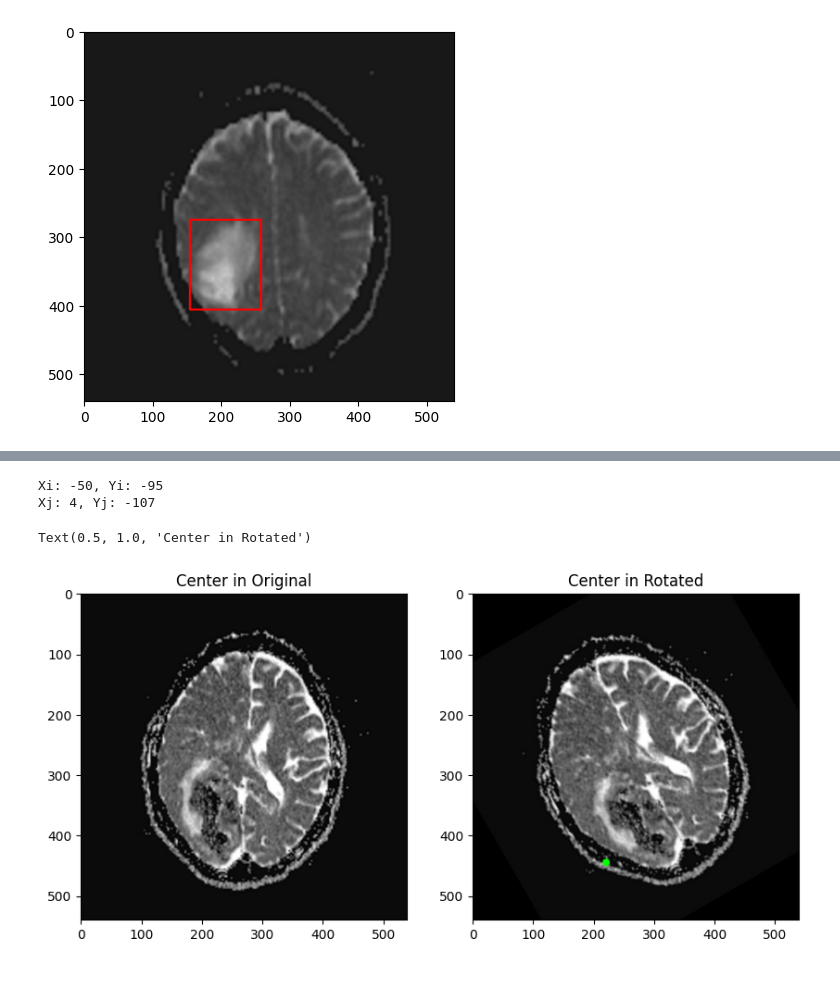
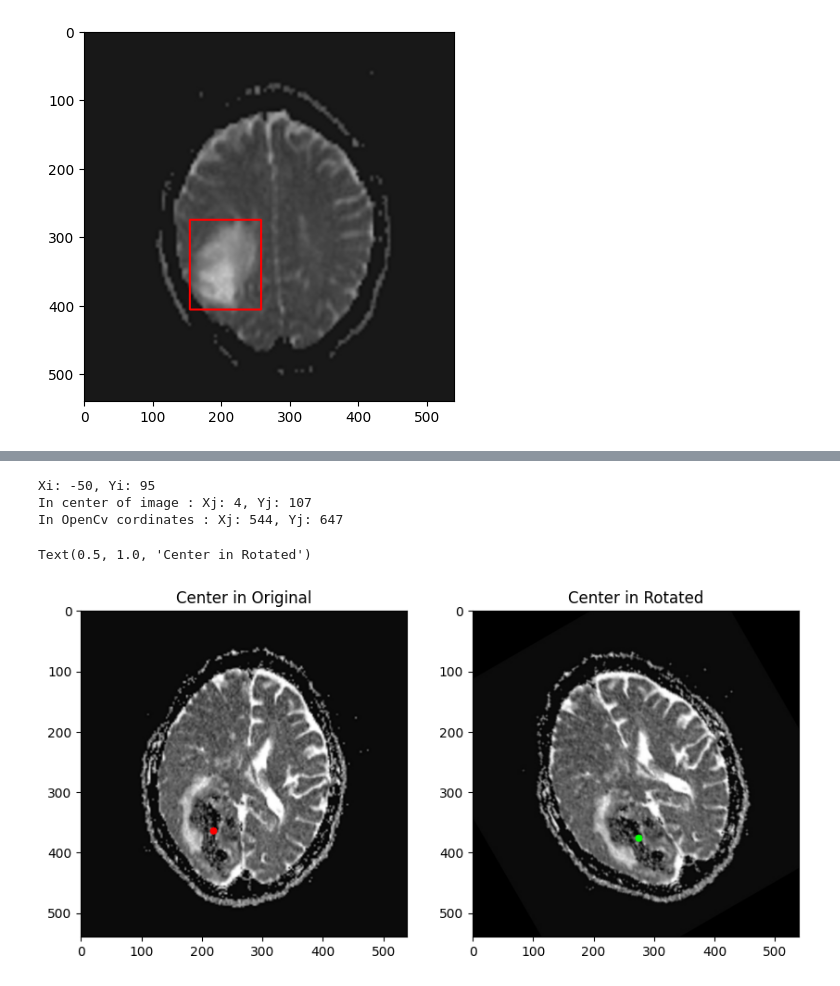
Before and after one commit to MHosseinHashemi/NBML_BrTD, a Jupyter notebook: Data Augmentation.ipynb, the cells around one changed output, grey strips where cells are left out. Cells and saved outputs as stored; diff of their text form; code cells hidden in the pictures.

```diff
--- a/Data Augmentation.ipynb
+++ b/Data Augmentation.ipynb
@@ -600,46 +1174,52 @@ Text(0.5, 1.0, 'Center in Rotated')
 # %%
+# 4th Quarter Test
 image_init = cv2.imread("C:\\Users\\Eurus\\Desktop\\TestingImagesAugmentation\\init_imgs\\T_1316.jpg")
 image_rotated = cv2.imread("C:\\Users\\Eurus\\Desktop\\TestingImagesAugmentation\\out\\T_1316_CCWR_.jpg")
 x, y, width, height = 0.405556, 0.675926, 0.159259, 0.337037
 
+center = np.array([270,270])
+cordinate_in_global = (np.array([x,y]) * 540).astype(int)
 
 def rotation_mapper(alpha, Xi, Yi):
     """Step 1"""
     Xi = int(Xi * 540 - 270)
-    Yi = int(540 - (Yi * 540) - 270)
+    Yi = int(Yi * 540 - 270)
     print(f"Xi: {Xi}, Yi: {Yi}")
 
     "Step 2"
     alpha = math.radians(alpha)
     Xj = int(Xi*math.cos(alpha) - Yi*math.sin(alpha))
     Yj = int(Xi*math.sin(alpha) + Yi*math.cos(alpha))
-    print(f"Xj: {Xj}, Yj: {Yj}")
-
+    print(f"In center of image : Xj: {Xj}, Yj: {Yj}")
+    Xj += 270
+    Yj += 270
+    print(f"In OpenCv cordinates : Xj: {Xj+270}, Yj: {Yj+270}")
     return Xj, Yj
 
 
-x, y = rotation_mapper(alpha = 30, Xi = x, Yi = y)
+x, y = rotation_mapper(alpha = -30, Xi = x, Yi = y)
 
 
 "final Center"
-cv2.circle(image_rotated, (270-50,540-95), radius=0, color=(0, 255, 0), thickness=12)
+cv2.circle(image_rotated, (x,y), radius=0, color=(0, 255, 0), thickness=12)
 "initial Center"
-cv2.circle(image_init, (-50,-95), radius=0, color=(255, 0, 0), thickness=12)
+cv2.circle(image_init, cordinate_in_global, radius=0, color=(255, 0, 0), thickness=12)
 
 fig = plt.figure(figsize=(10, 7))
 rows = 1
 columns = 2
 
 fig.add_subplot(rows, columns, 1)
 plt.imshow(image_init)
 plt.title("Center in Original")
 
 
 fig.add_subplot(rows, columns, 2)
 plt.imshow(image_rotated)
 plt.title("Center in Rotated")
 # %% [output]
-Xi: -50, Yi: -95
-Xj: 4, Yj: -107
+Xi: -50, Yi: 95
+In center of image : Xj: 4, Yj: 107
+In OpenCv cordinates : Xj: 544, Yj: 647
 Text(0.5, 1.0, 'Center in Rotated')
-[figure, old version]
+[figure, new version]
```
Also changed, not shown: parts of 25 cells of this notebook.
